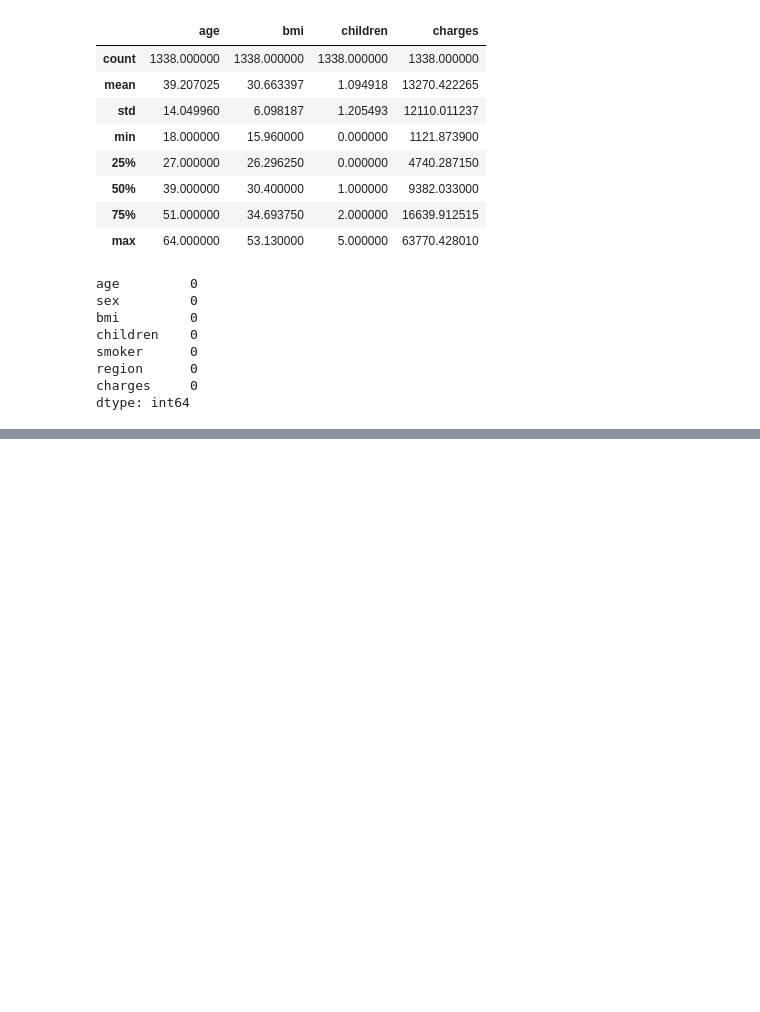
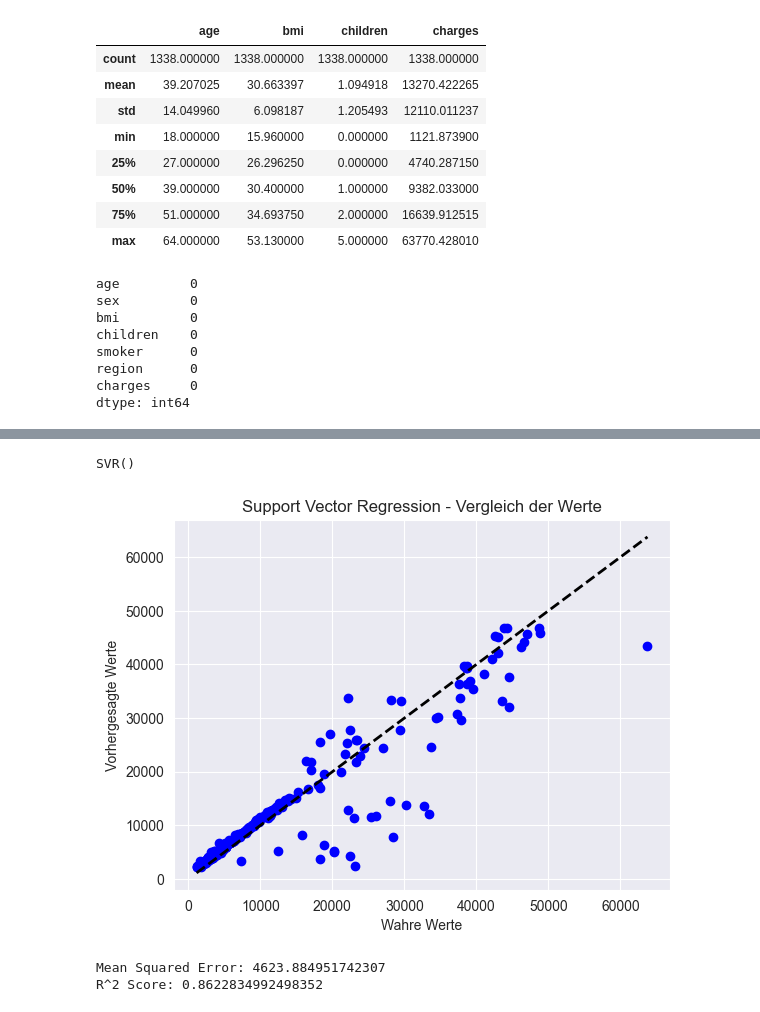
Before and after one commit to raaamk/ML_SoSe24, a Jupyter notebook: src/Assignments/Group Project/Medical Treatment Cost Estimation.ipynb, the cells around one changed output, grey strips where cells are left out. Cells and saved outputs as stored; diff of their text form; code cells hidden in the pictures; blank space fills up the shorter version.

```diff
--- a/src/Assignments/Group Project/Medical Treatment Cost Estimation.ipynb
+++ b/src/Assignments/Group Project/Medical Treatment Cost Estimation.ipynb
@@ -210,0 +226,43 @@ insurance_data.head()
+# %%
+from sklearn.model_selection import train_test_split
+
+x_train, x_test, y_train, y_test = train_test_split(x, y, test_size=0.2, random_state=42)
+# %%
+from sklearn.preprocessing import StandardScaler
+
+scaler = StandardScaler()
+x_train = scaler.fit_transform(x_train)
+x_test = scaler.transform(x_test)
+y_train = scaler.fit_transform(y_train.values.reshape(-1, 1)).flatten()
+# %%
+from sklearn.svm import SVR
+
+SVR_reg = SVR(kernel='rbf')
+SVR_reg.fit(x_train, y_train)
+# %% [output]
+SVR()
+# %%
+import numpy as np
+from sklearn.metrics import mean_squared_error, r2_score
+
+y_pred = scaler.inverse_transform(SVR_reg.predict(x_test).reshape(-1, 1)).flatten()
+
+# RMSE berechnen
+rmse = np.sqrt(mean_squared_error(y_test, y_pred))
+# %%
+from matplotlib import pyplot as plt
+
+plt.scatter(y_test, y_pred, color='blue', label='Vorhergesagte Werte')
+plt.plot([y_test.min(), y_test.max()], [y_test.min(), y_test.max()], 'k--', lw=2, label='Ideal')
+plt.xlabel('Wahre Werte')
+plt.ylabel('Vorhergesagte Werte')
+plt.title('Support Vector Regression - Vergleich der Werte')
+plt.show()
+# %% [output]
+[figure, added]
+# %%
+print("Mean Squared Error:", rmse)
+print("R^2 Score:", r2_score(y_test, y_pred))
+# %% [output]
+Mean Squared Error: 4623.884951742307
+R^2 Score: 0.8622834992498352
```
Also changed, not shown: parts of 6 cells of this notebook.
